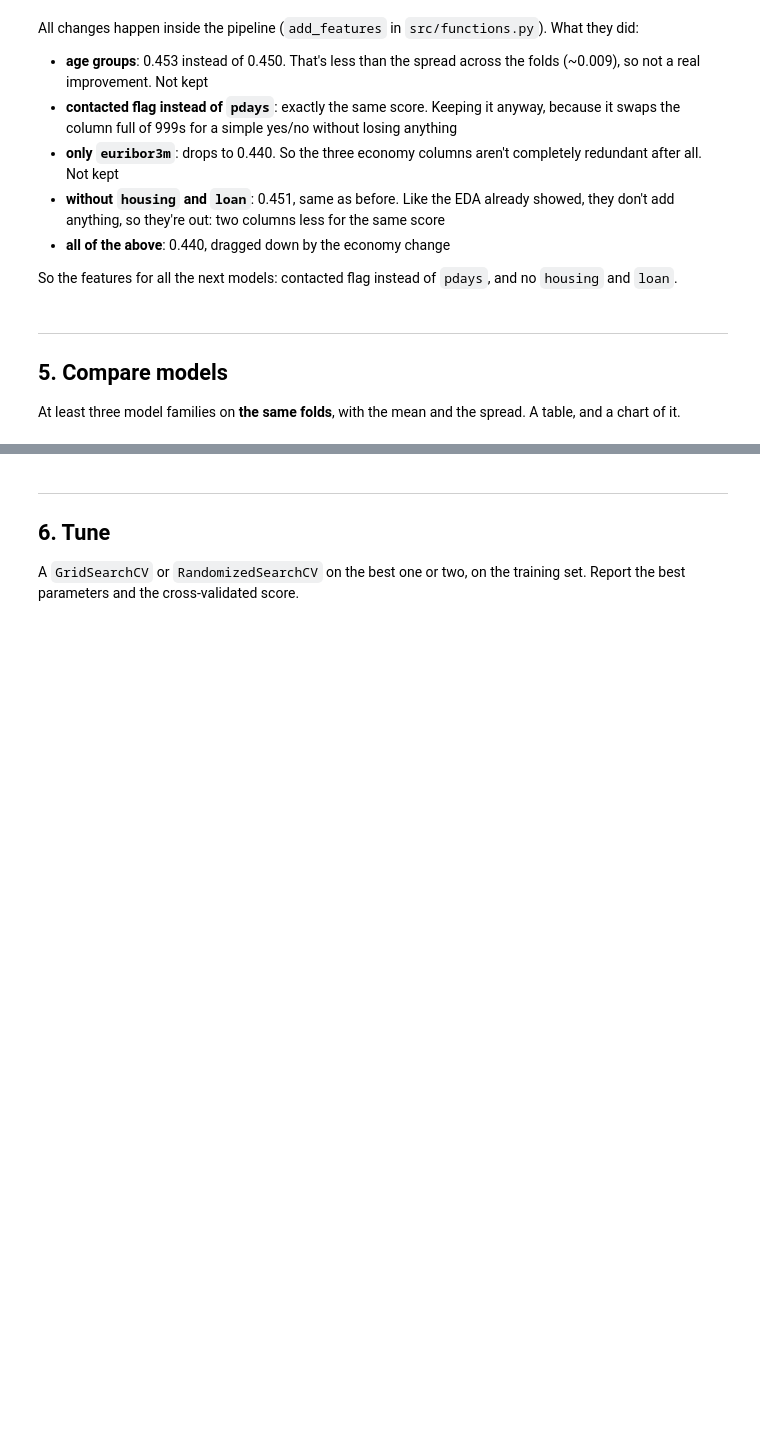
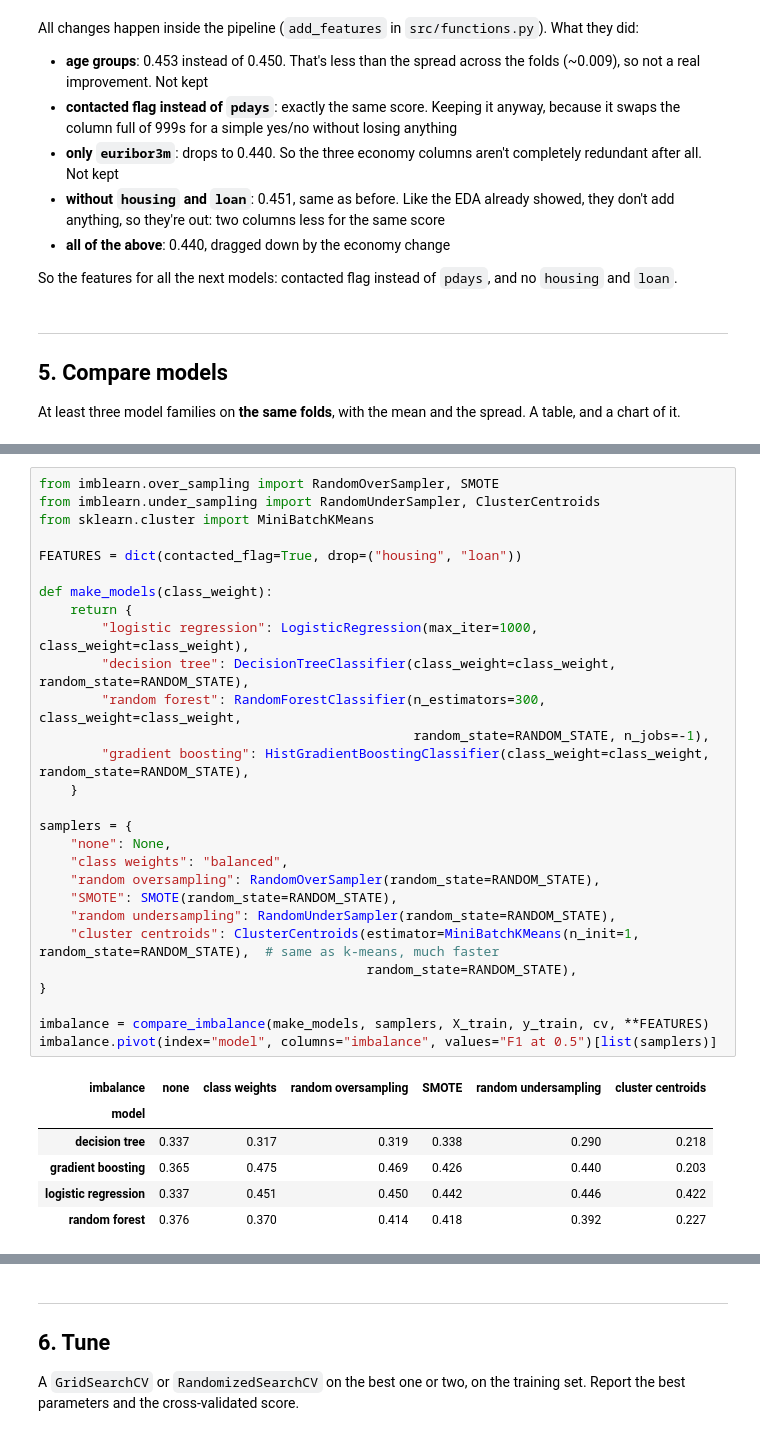
Before and after one commit to TamimWahage/project-2-ml, a Jupyter notebook: notebooks/02_pipelines_and_models.ipynb, the cells around one changed output, grey strips where cells are left out. Drawn from its saved outputs; the diff is of its cells as text; blank space fills up the shorter version.

```diff
--- a/notebooks/02_pipelines_and_models.ipynb
+++ b/notebooks/02_pipelines_and_models.ipynb
@@ -195,0 +167,35 @@ So I tune the two best ones: gradient boosting and logistic regression, both bal
+# %%
+from imblearn.over_sampling import RandomOverSampler, SMOTE
+from imblearn.under_sampling import RandomUnderSampler, ClusterCentroids
+from sklearn.cluster import MiniBatchKMeans
+
+FEATURES = dict(contacted_flag=True, drop=("housing", "loan"))
+
+def make_models(class_weight):
+    return {
+        "logistic regression": LogisticRegression(max_iter=1000, class_weight=class_weight),
+        "decision tree": DecisionTreeClassifier(class_weight=class_weight, random_state=RANDOM_STATE),
+        "random forest": RandomForestClassifier(n_estimators=300, class_weight=class_weight,
+                                                random_state=RANDOM_STATE, n_jobs=-1),
+        "gradient boosting": HistGradientBoostingClassifier(class_weight=class_weight, random_state=RANDOM_STATE),
+    }
+
+samplers = {
+    "none": None,
+    "class weights": "balanced",
+    "random oversampling": RandomOverSampler(random_state=RANDOM_STATE),
+    "SMOTE": SMOTE(random_state=RANDOM_STATE),
+    "random undersampling": RandomUnderSampler(random_state=RANDOM_STATE),
+    "cluster centroids": ClusterCentroids(estimator=MiniBatchKMeans(n_init=1, random_state=RANDOM_STATE),  # same as k-means, much faster
+                                          random_state=RANDOM_STATE),
+}
+
+imbalance = compare_imbalance(make_models, samplers, X_train, y_train, cv, **FEATURES)
+imbalance.pivot(index="model", columns="imbalance", values="F1 at 0.5")[list(samplers)]
+# %% [output]
+| imbalance | none | class weights | random oversampling | SMOTE | random undersampling | cluster centroids |
+| model |  |  |  |  |  |  |
+| decision tree | 0.337 | 0.317 | 0.319 | 0.338 | 0.290 | 0.218 |
+| gradient boosting | 0.365 | 0.475 | 0.469 | 0.426 | 0.440 | 0.203 |
+| logistic regression | 0.337 | 0.451 | 0.450 | 0.442 | 0.446 | 0.422 |
+| random forest | 0.376 | 0.370 | 0.414 | 0.418 | 0.392 | 0.227 |
```
Also changed, not shown: parts of 17 cells of this notebook, 4 other files.
